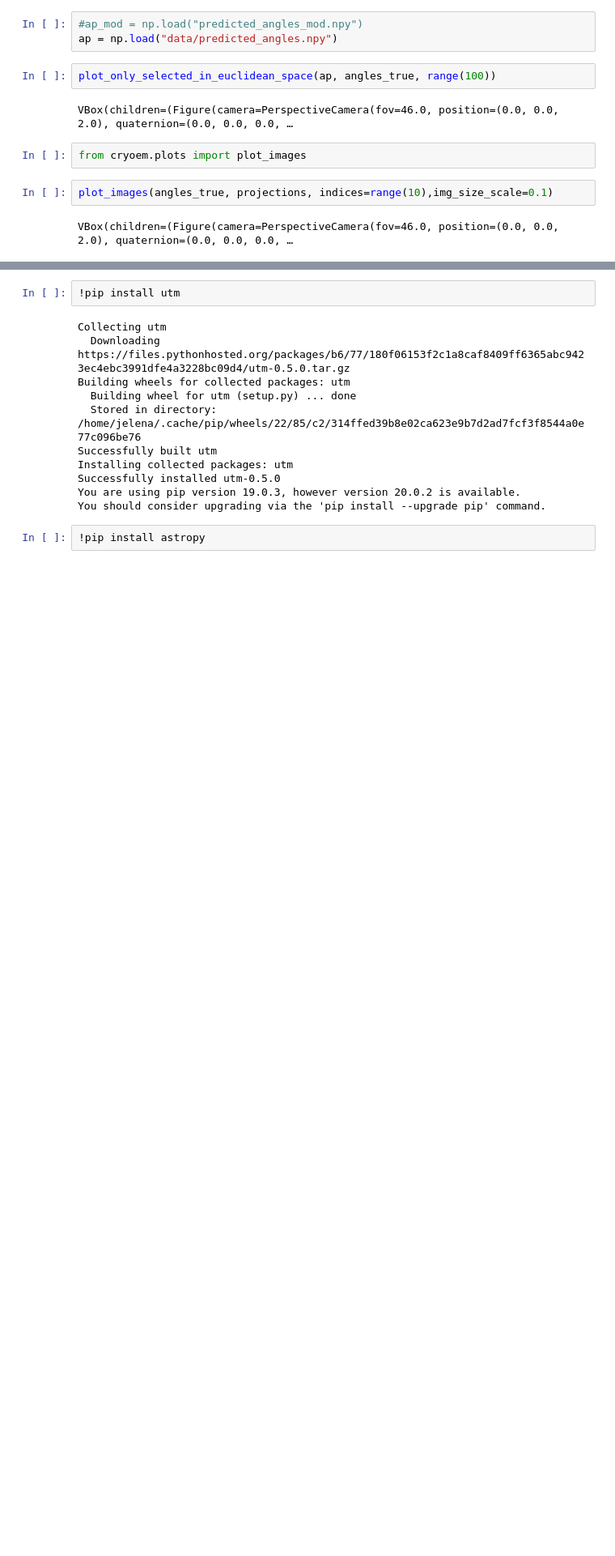
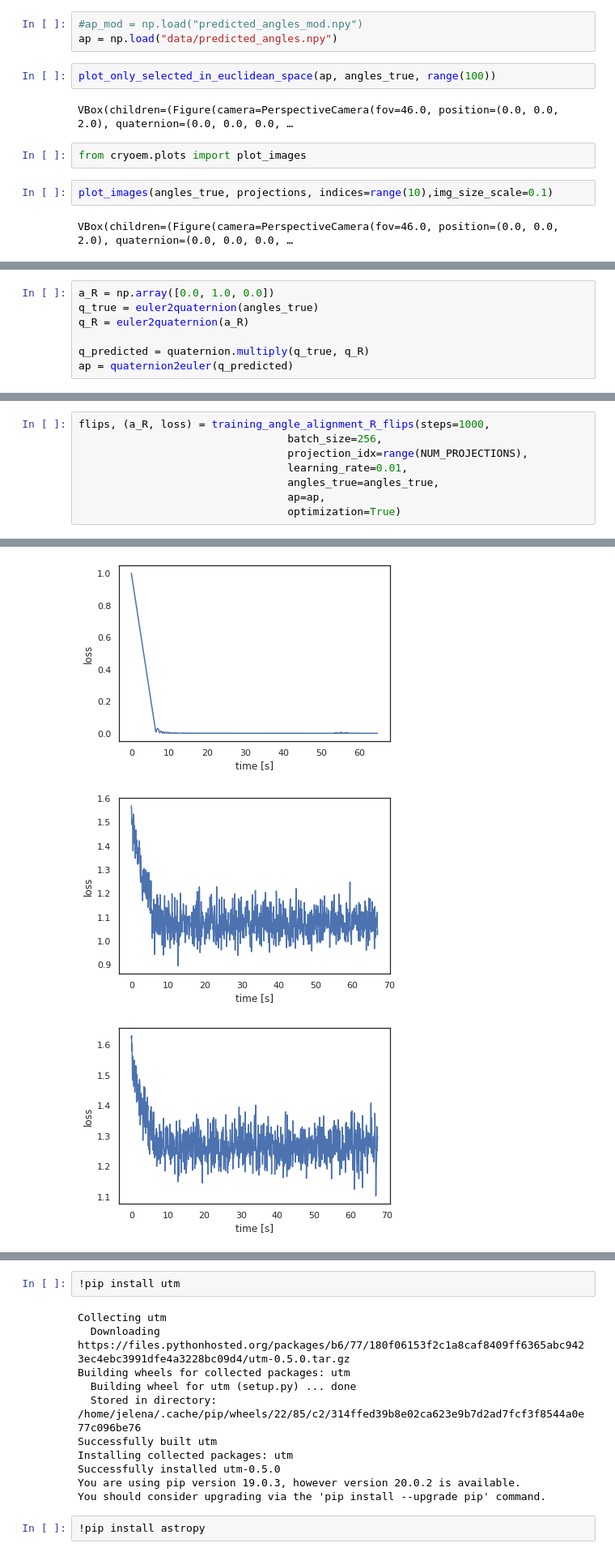
Before and after one commit to JelenaBanjac/protein-reconstruction, a Jupyter notebook: notebooks/1-phase1/visualization.ipynb, the cells around one changed output, grey strips where cells are left out. Shown: that part at 81% size. Saved outputs shown, nothing was run; the diff lists cells and outputs as text; blank space fills up the shorter version.

```diff
--- a/notebooks/1-phase1/visualization.ipynb
+++ b/notebooks/1-phase1/visualization.ipynb
@@ -65,0 +73,7 @@ display(ipv.screenshot())
+# %%
+a_R = np.array([0.0, 1.0, 0.0])
+q_true = euler2quaternion(angles_true)
+q_R = euler2quaternion(a_R)
+
+q_predicted = quaternion.multiply(q_true, q_R)
+ap = quaternion2euler(q_predicted)
@@ -65,0 +93,9 @@ display(ipv.screenshot())
+# %%
+flips, (a_R, loss) = training_angle_alignment_R_flips(steps=1000,
+                                 batch_size=256,
+                                 projection_idx=range(NUM_PROJECTIONS),
+                                 learning_rate=0.01,
+                                 angles_true=angles_true,
+                                 ap=ap,
+                                 optimization=True)
+# %% [output]
@@ -65,0 +119,3 @@ display(ipv.screenshot())
+[figure, added]
+[figure, added]
+[figure, added]
```
Also changed, not shown: parts of 12 cells of this notebook.
